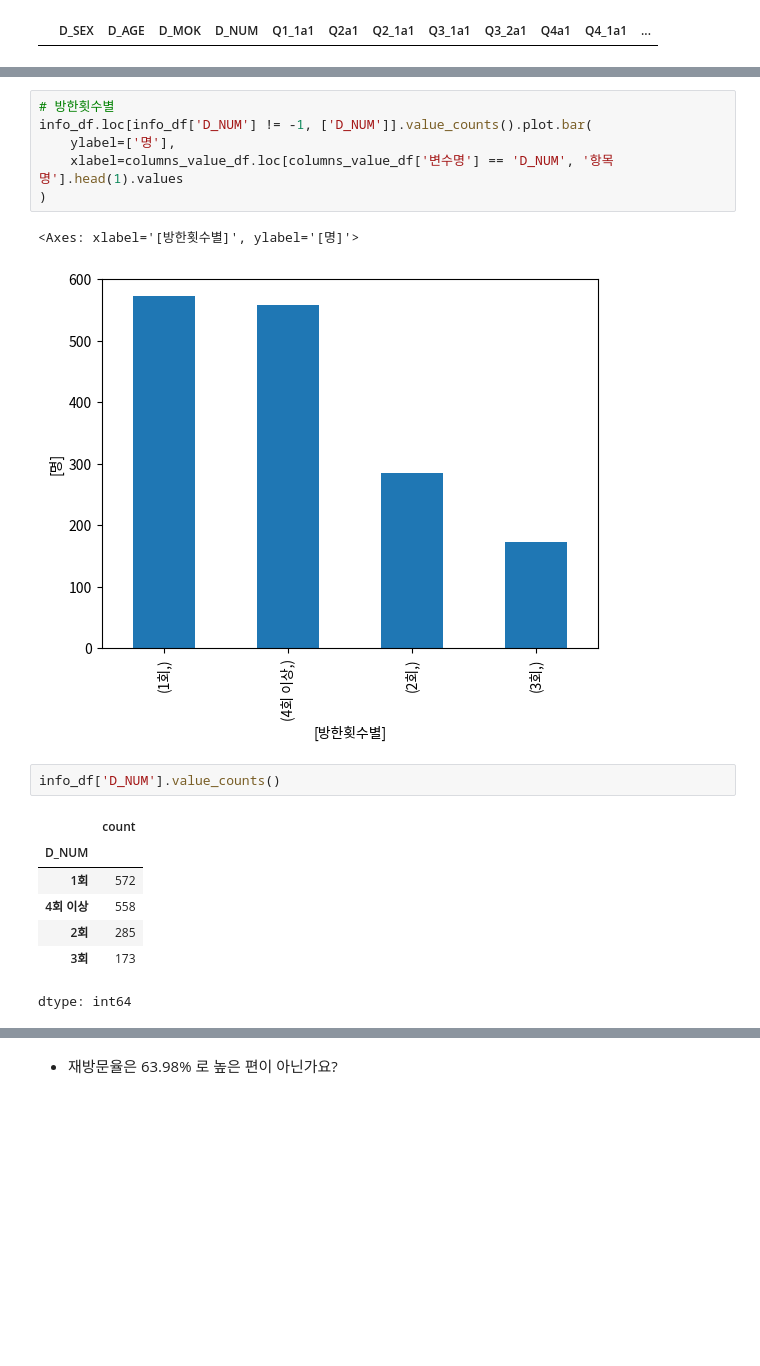
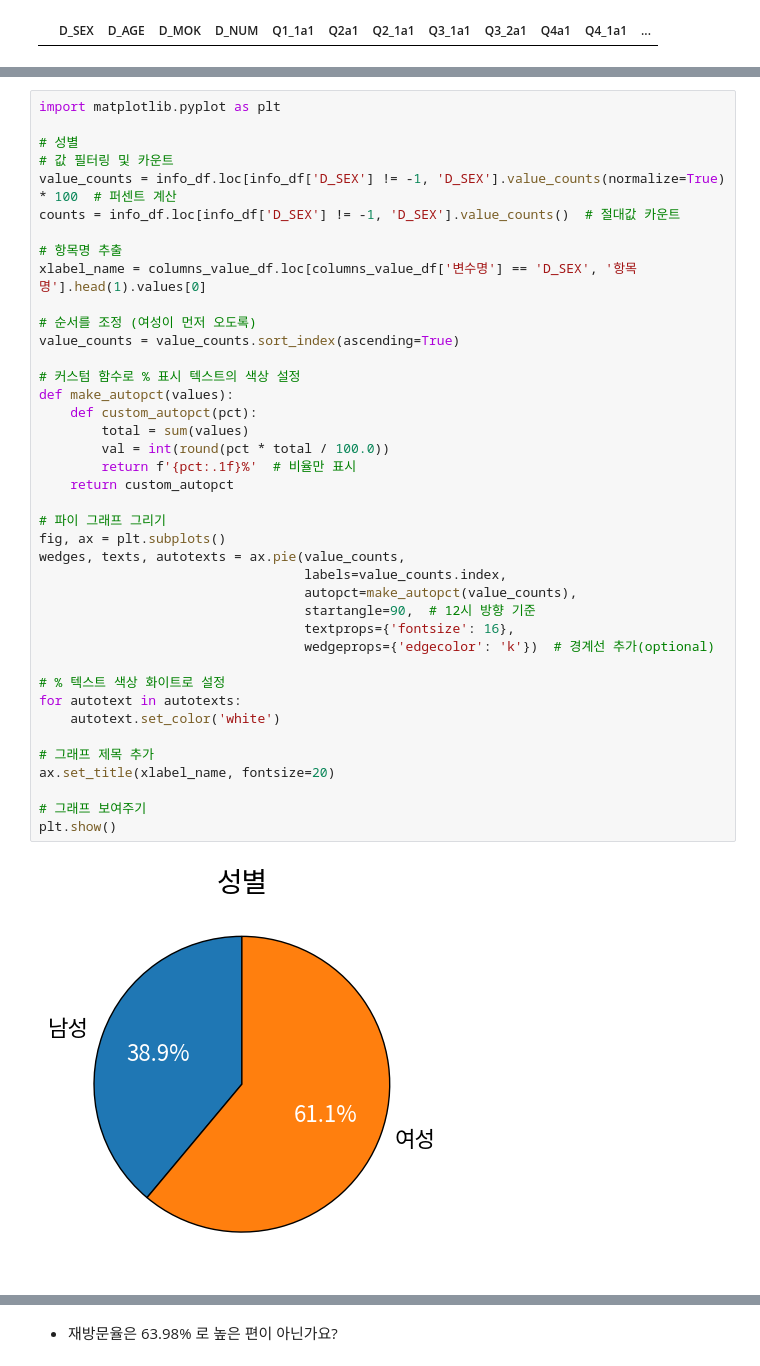
Before and after one commit to kKn00077/techit-travel-data-analysis, a Jupyter notebook: china.ipynb, the cells around one changed output, grey strips where cells are left out. Drawn from its saved outputs; the diff is of its cells as text; blank space fills up the shorter version.

```diff
--- a/china.ipynb
+++ b/china.ipynb
@@ -273,19 +254,42 @@ info_df.loc[info_df['D_MOK'] != -1, ['D_MOK']].value_counts().plot.bar(
-# %%
-# 방한횟수별
-info_df.loc[info_df['D_NUM'] != -1, ['D_NUM']].value_counts().plot.bar(
-    ylabel=['명'],
-    xlabel=columns_value_df.loc[columns_value_df['변수명'] == 'D_NUM', '항목명'].head(1).values
-)
-# %% [output]
-<Axes: xlabel='[방한횟수별]', ylabel='[명]'>
-[figure, removed]
-# %%
-info_df['D_NUM'].value_counts()
-# %% [output]
-|  | count |
-| D_NUM |  |
-| 1회 | 572 |
-| 4회 이상 | 558 |
-| 2회 | 285 |
-| 3회 | 173 |
-dtype: int64
+# %%
+import matplotlib.pyplot as plt
+
+# 성별
+# 값 필터링 및 카운트
+value_counts = info_df.loc[info_df['D_SEX'] != -1, 'D_SEX'].value_counts(normalize=True) * 100  # 퍼센트 계산
+counts = info_df.loc[info_df['D_SEX'] != -1, 'D_SEX'].value_counts()  # 절대값 카운트
+
+# 항목명 추출
+xlabel_name = columns_value_df.loc[columns_value_df['변수명'] == 'D_SEX', '항목명'].head(1).values[0]
+
+# 순서를 조정 (여성이 먼저 오도록)
+value_counts = value_counts.sort_index(ascending=True)
+
+# 커스텀 함수로 % 표시 텍스트의 색상 설정
+def make_autopct(values):
+    def custom_autopct(pct):
+        total = sum(values)
+        val = int(round(pct * total / 100.0))
+        return f'{pct:.1f}%'  # 비율만 표시
+    return custom_autopct
+
+# 파이 그래프 그리기
+fig, ax = plt.subplots()
+wedges, texts, autotexts = ax.pie(value_counts,
+                                  labels=value_counts.index,
+                                  autopct=make_autopct(value_counts),
+                                  startangle=90,  # 12시 방향 기준
+                                  textprops={'fontsize': 16},
+                                  wedgeprops={'edgecolor': 'k'})  # 경계선 추가(optional)
+
+# % 텍스트 색상 화이트로 설정
+for autotext in autotexts:
+    autotext.set_color('white')
+
+# 그래프 제목 추가
+ax.set_title(xlabel_name, fontsize=20)
+
+# 그래프 보여주기
+plt.show()
+# %% [output]
+[figure, added]
```
Also changed, not shown: parts of 104 cells of this notebook.
